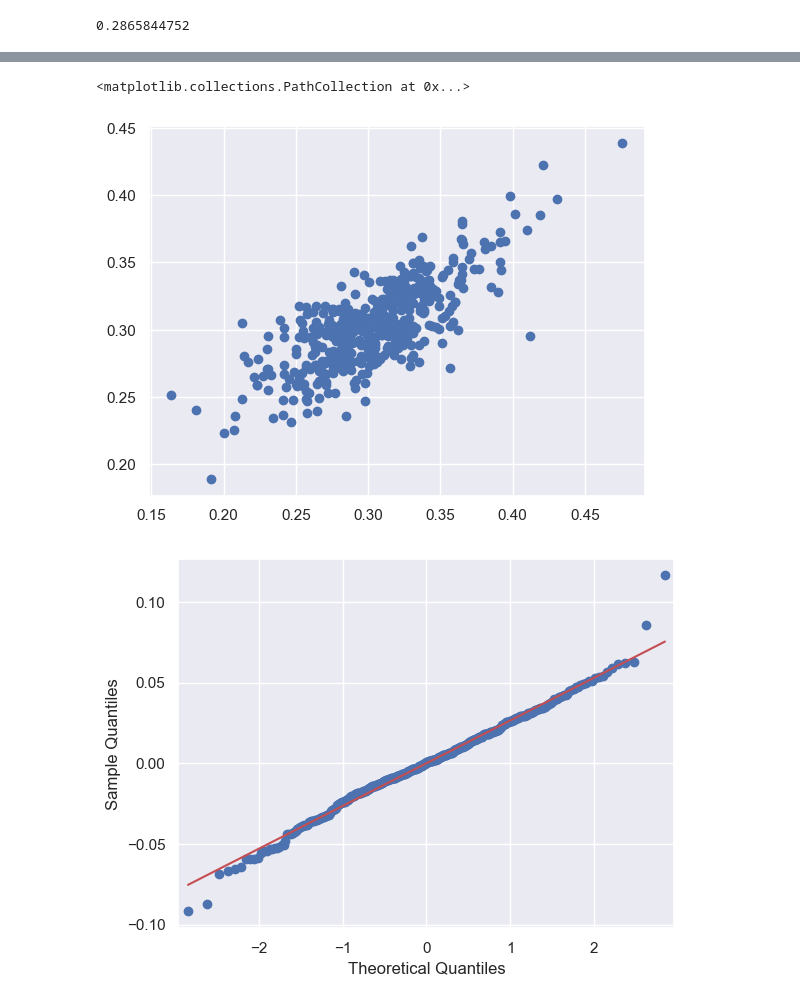
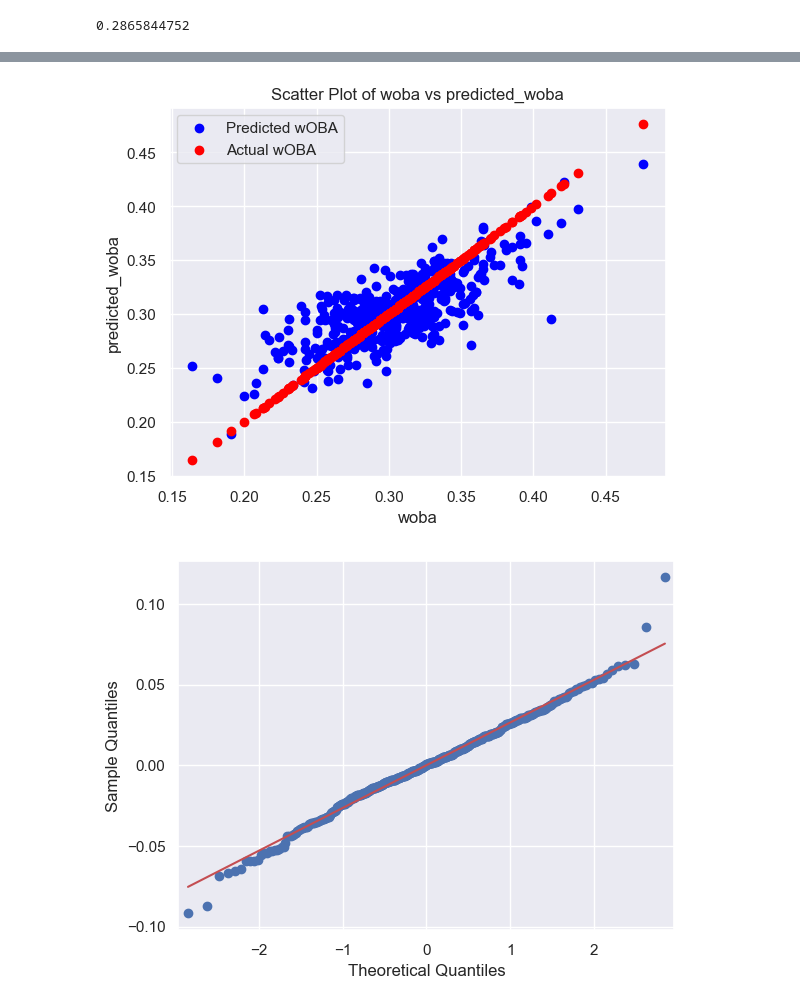
Before and after one commit to CultureAsData-UIUC/is310-fall-2024-group-5, a Jupyter notebook: group_project_dataset/group_5_analysis.ipynb, the cells around one changed output, grey strips where cells are left out. Saved outputs shown, nothing was run; the diff lists cells and outputs as text; code cells hidden in the pictures.

```diff
--- a/group_project_dataset/group_5_analysis.ipynb
+++ b/group_project_dataset/group_5_analysis.ipynb
@@ -155,8 +105,17 @@ df_final
-# %%
-plt.scatter(x = 'woba', y='predicted_woba', data=df_final)
-# %% [output]
-<matplotlib.collections.PathCollection at 0x...>
-[figure, removed]
+# %%
+x = df_final['woba']
+y = df_final['predicted_woba']
+
+plt.scatter(x, y, color='blue', label='Predicted wOBA')
+plt.scatter(x, x, color='red', label='Actual wOBA')
+
+plt.xlabel('woba')
+plt.ylabel('predicted_woba')
+plt.title('Scatter Plot of woba vs predicted_woba')
+plt.legend()
+plt.show()
+# %% [output]
+[figure, added]
 # %%
 sm.qqplot(df_final['residuals'], line='s')
 # %% [output]
```
Also changed, not shown: parts of 7 cells of this notebook, 1 other file.
